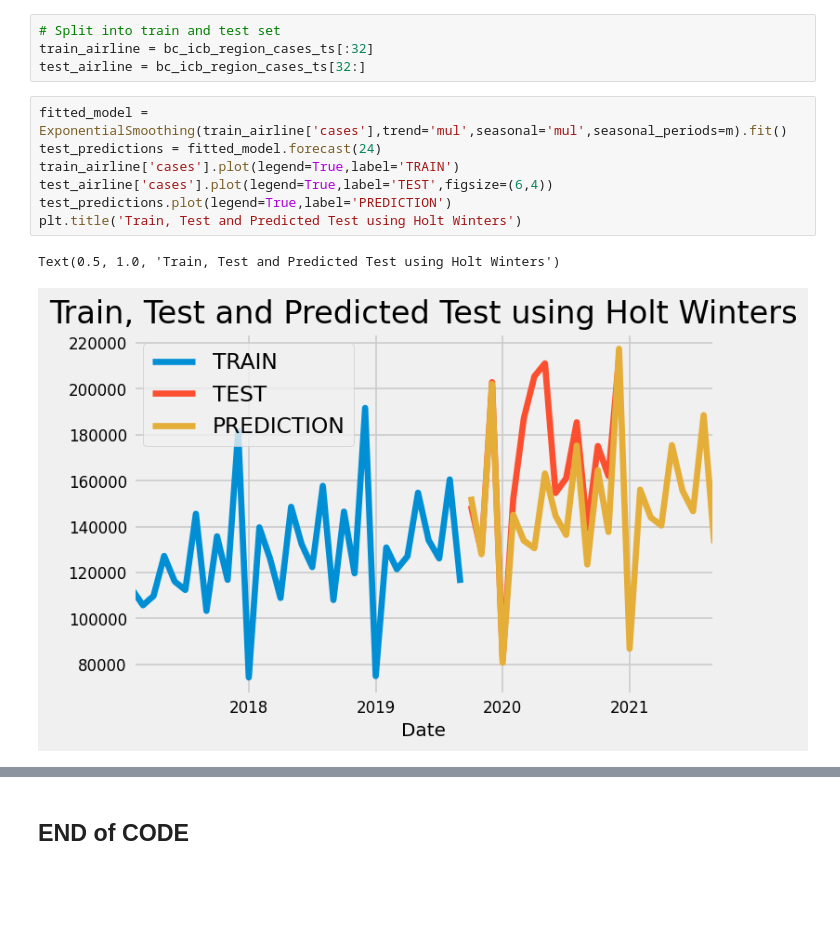
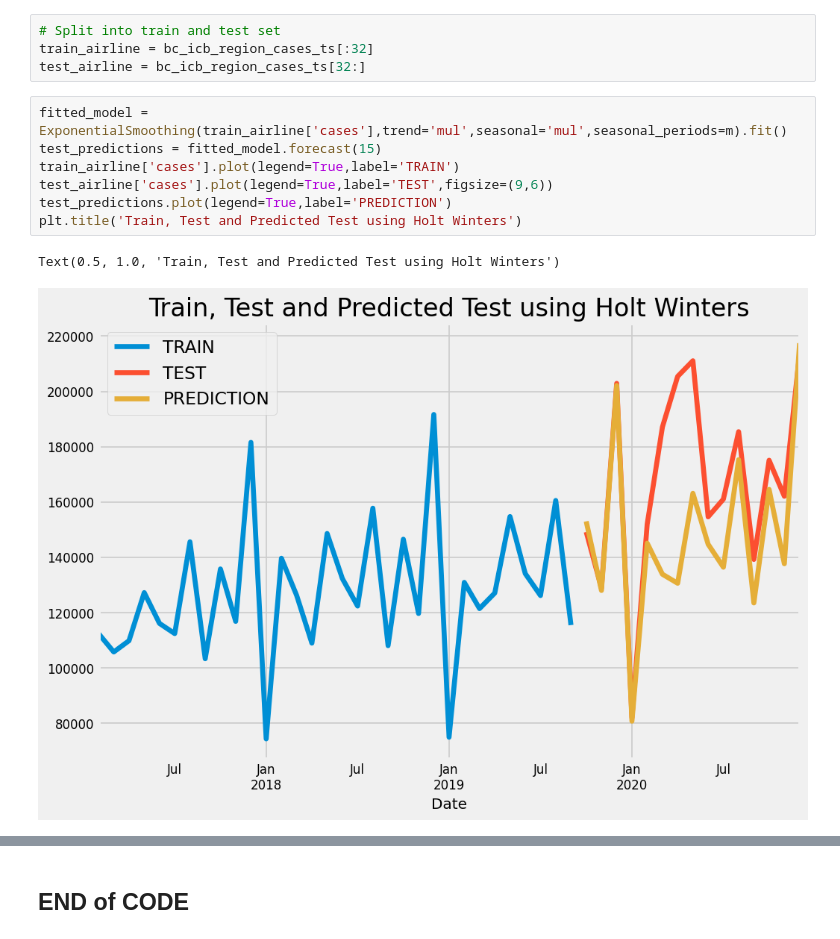
Before and after one commit to fengtastics/111-Capstone, a Jupyter notebook: Arterra_Project_HoltWinter.ipynb, the cells around one changed output, grey strips where cells are left out. Cells and saved outputs as stored; diff of their text form; blank space fills up the shorter version.

Commit message:
MAPE 13%.  Done Model

```diff
--- a/Arterra_Project_HoltWinter.ipynb
+++ b/Arterra_Project_HoltWinter.ipynb
@@ -353,11 +355,11 @@ train_airline = bc_icb_region_cases_ts[:32]
 test_airline = bc_icb_region_cases_ts[32:]
 # %%
 fitted_model = ExponentialSmoothing(train_airline['cases'],trend='mul',seasonal='mul',seasonal_periods=m).fit()
-test_predictions = fitted_model.forecast(24)
+test_predictions = fitted_model.forecast(15)
 train_airline['cases'].plot(legend=True,label='TRAIN')
-test_airline['cases'].plot(legend=True,label='TEST',figsize=(6,4))
+test_airline['cases'].plot(legend=True,label='TEST',figsize=(9,6))
 test_predictions.plot(legend=True,label='PREDICTION')
 plt.title('Train, Test and Predicted Test using Holt Winters')
 # %% [output]
 Text(0.5, 1.0, 'Train, Test and Predicted Test using Holt Winters')
-[figure, old version]
+[figure, new version]
```
Also changed, not shown: parts of 8 cells of this notebook.
